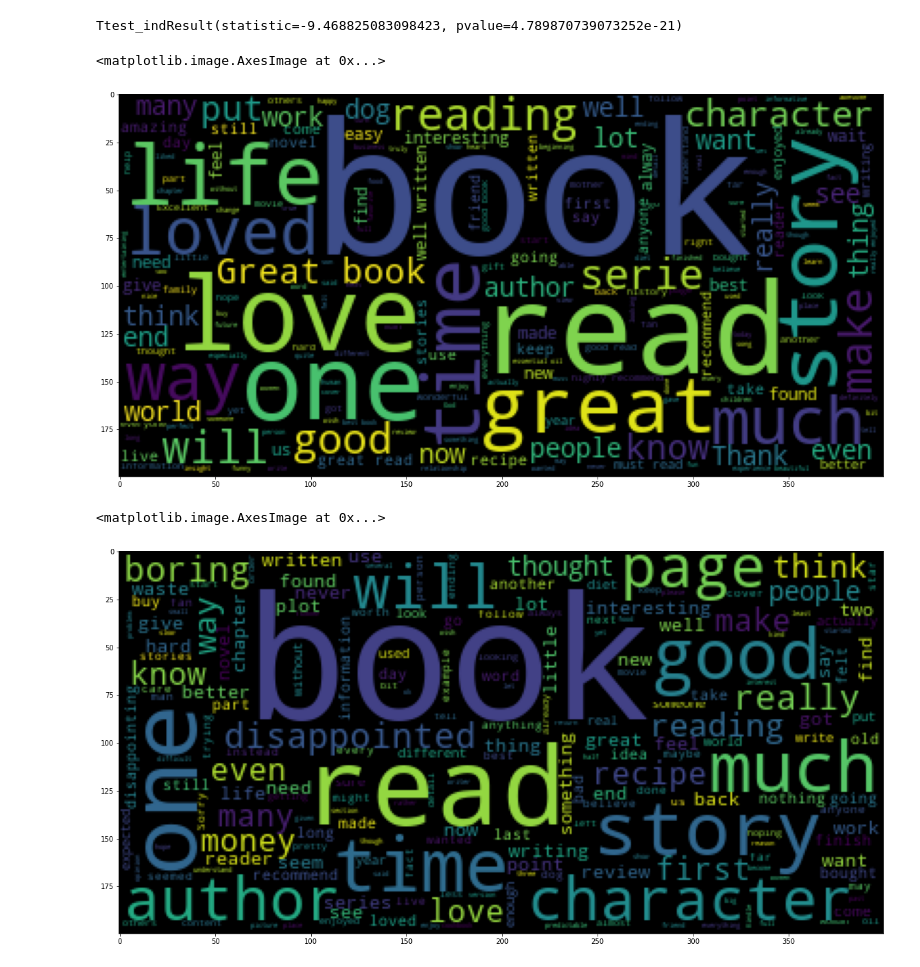
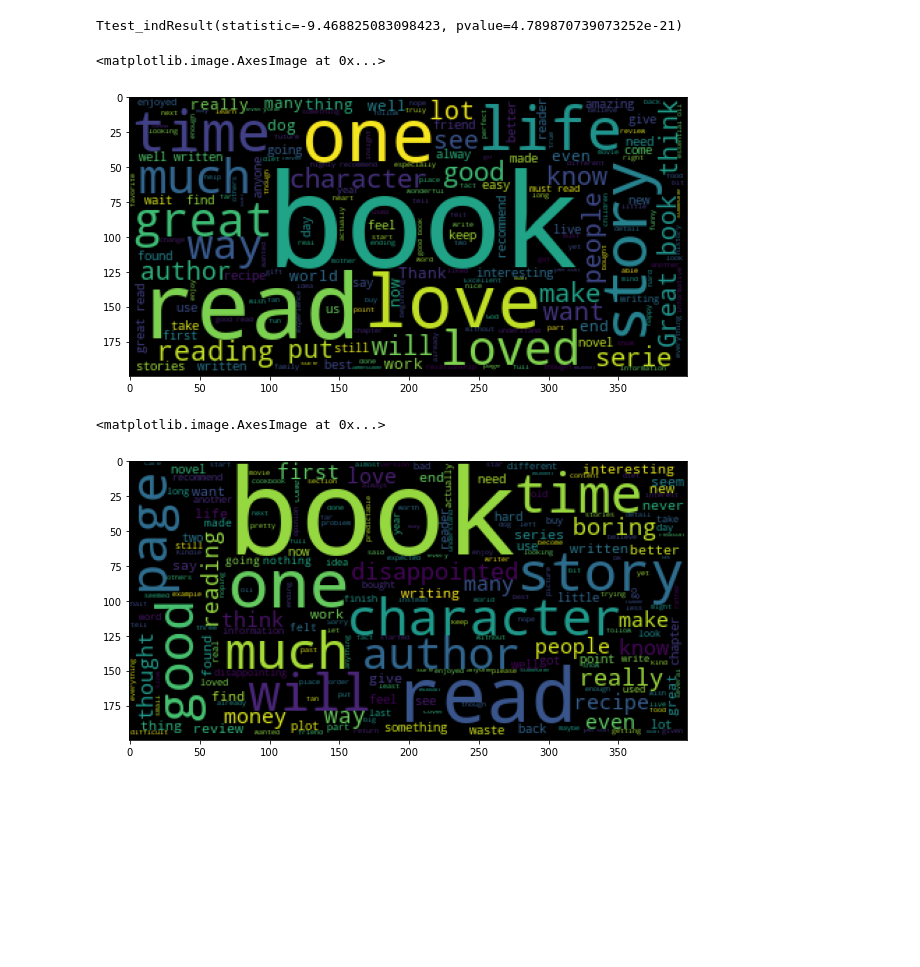
Before and after one commit to lukas1326/Sentiment_analysis, a Jupyter notebook: preprocess_EDA.ipynb, the cells around one changed output. Cells and saved outputs as stored; diff of their text form; code cells hidden in the pictures; blank space fills up the shorter version.

```diff
--- a/preprocess_EDA.ipynb
+++ b/preprocess_EDA.ipynb
@@ -49,5 +48,4 @@ sns.countplot(df['label'], label = 'Count')
 <matplotlib.axes._subplots.AxesSubplot at 0x...>
 [figure]
 # %%
-df['lenght'] = df['text'].apply(len)
-df
+df['length'] = df['text'].apply(len)
@@ -122,14 +65,14 @@ pos_as_one = " ".join(pos_sent)
 neg_sent = negative['text'].tolist()
 neg_as_one = " ".join(neg_sent)
 # %%
-plt.figure(figsize=(20,20))
+plt.figure(figsize=(10,10))
 plt.imshow(WordCloud().generate(pos_as_one))
 # %% [output]
 <matplotlib.image.AxesImage at 0x...>
-[figure, old version]
+[figure, new version]
 # %%
-plt.figure(figsize=(20,20))
+plt.figure(figsize=(10,10))
 plt.imshow(WordCloud().generate(neg_as_one))
 # %% [output]
 <matplotlib.image.AxesImage at 0x...>
-[figure, old version]
+[figure, new version]
```
Also changed, not shown: parts of 20 cells of this notebook, 1 other file.
